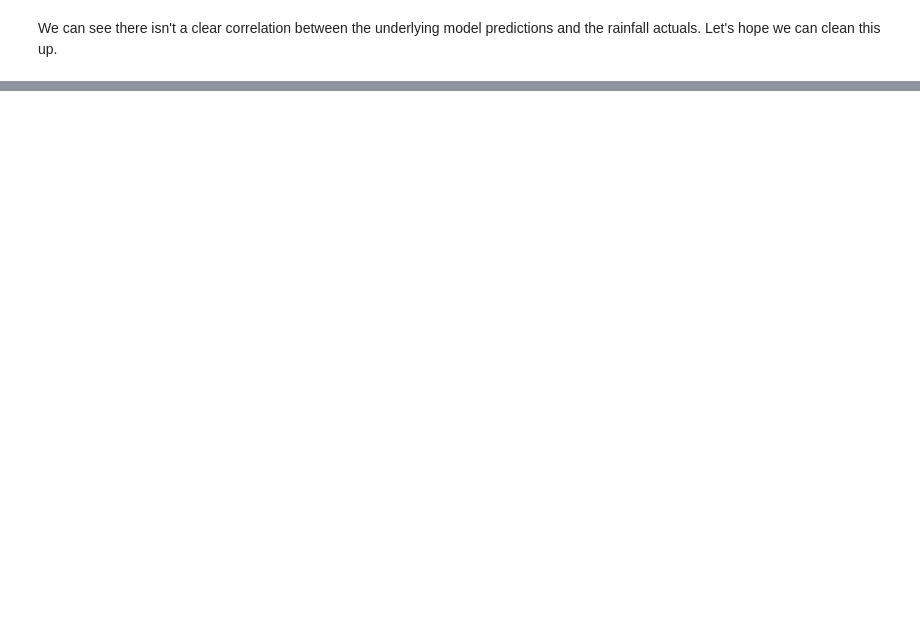
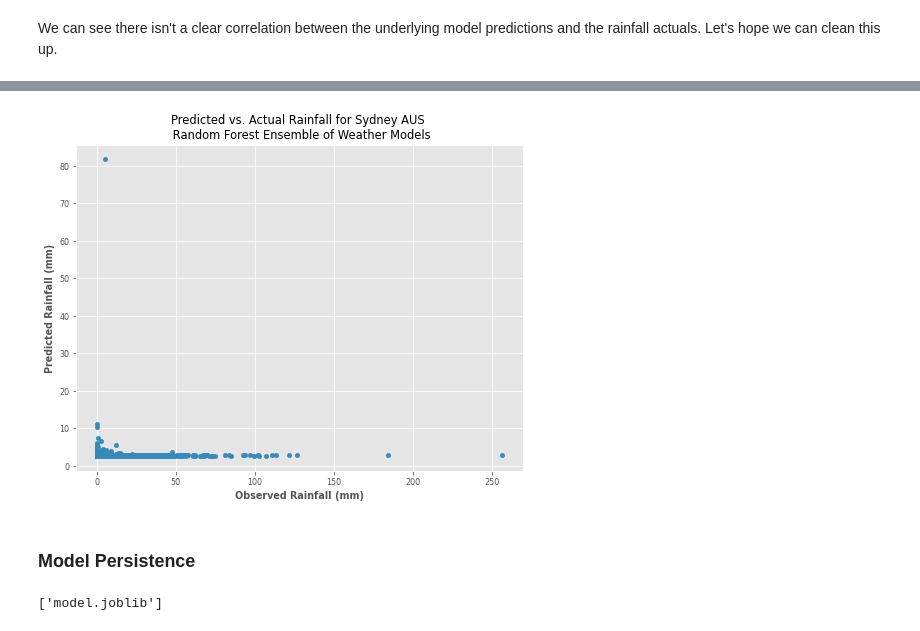
Before and after one commit to UBC-MDS/525_groub10, a Jupyter notebook: notebooks/03-ml_modelling_sklearn.ipynb, the cells around one changed output, grey strips where cells are left out. Drawn from its saved outputs; the diff is of its cells as text; code cells hidden in the pictures; blank space fills up the shorter version.

```diff
--- a/notebooks/03-ml_modelling_sklearn.ipynb
+++ b/notebooks/03-ml_modelling_sklearn.ipynb
@@ -105,0 +197,15 @@ TypeError: Expected sequence or array-like, got <class 'sklearn.ensemble._forest
+# %%
+df_test["rf_predicted"] = grid_searcher.best_estimator_.predict(X_test)
+
+df_test.plot(kind="scatter", x="observed_rainfall", y="rf_predicted",
+             title="Predicted vs. Actual Rainfall for Sydney AUS \n Random Forest Ensemble of Weather Models",
+            xlabel="Observed Rainfall (mm)", ylabel="Predicted Rainfall (mm)");
+# %% [output]
+[figure, added]
+# %% [markdown]
+### Model Persistence
+# %%
+from joblib import dump
+dump(grid_searcher.best_estimator_, "model.joblib")
+# %% [output]
+['model.joblib']
```
Also changed, not shown: parts of 16 cells of this notebook, 1 other file.
